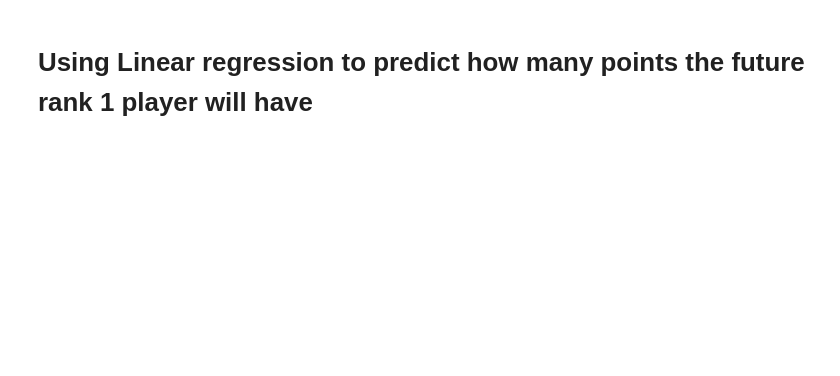
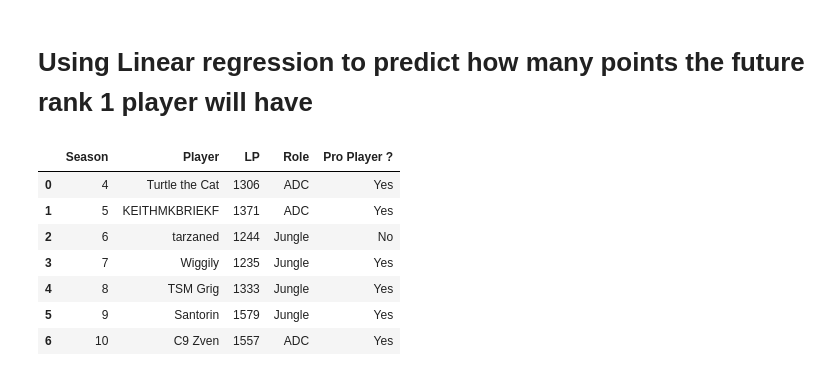
Before and after one commit to jaeeee/LeagueData, a Jupyter notebook: prediction.ipynb, the cells around one changed output. Saved outputs shown, nothing was run; the diff lists cells and outputs as text; code cells hidden in the pictures; blank space fills up the shorter version.

```diff
--- a/prediction.ipynb
+++ b/prediction.ipynb
@@ -3 +7,13 @@
+# %%
+df = pd.read_csv("rank1.csv")
+df
+# %% [output]
+|  | Season | Player | LP | Role | Pro Player ? |
+| 0 | 4 | Turtle the Cat | 1306 | ADC | Yes |
+| 1 | 5 | KEITHMKBRIEKF | 1371 | ADC | Yes |
+| 2 | 6 | tarzaned | 1244 | Jungle | No |
+| 3 | 7 | Wiggily | 1235 | Jungle | Yes |
+| 4 | 8 | TSM Grig | 1333 | Jungle | Yes |
+| 5 | 9 | Santorin | 1579 | Jungle | Yes |
+| 6 | 10 | C9 Zven | 1557 | ADC | Yes |
 # %%
```
Also changed, not shown: parts of 7 cells of this notebook.
